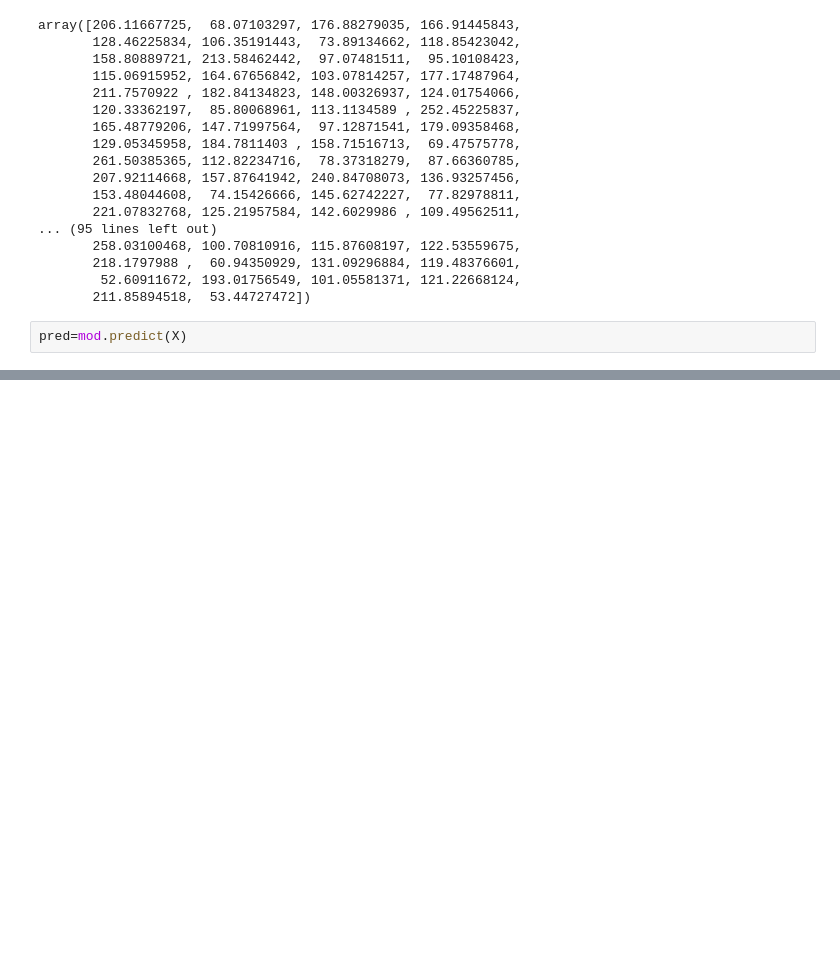
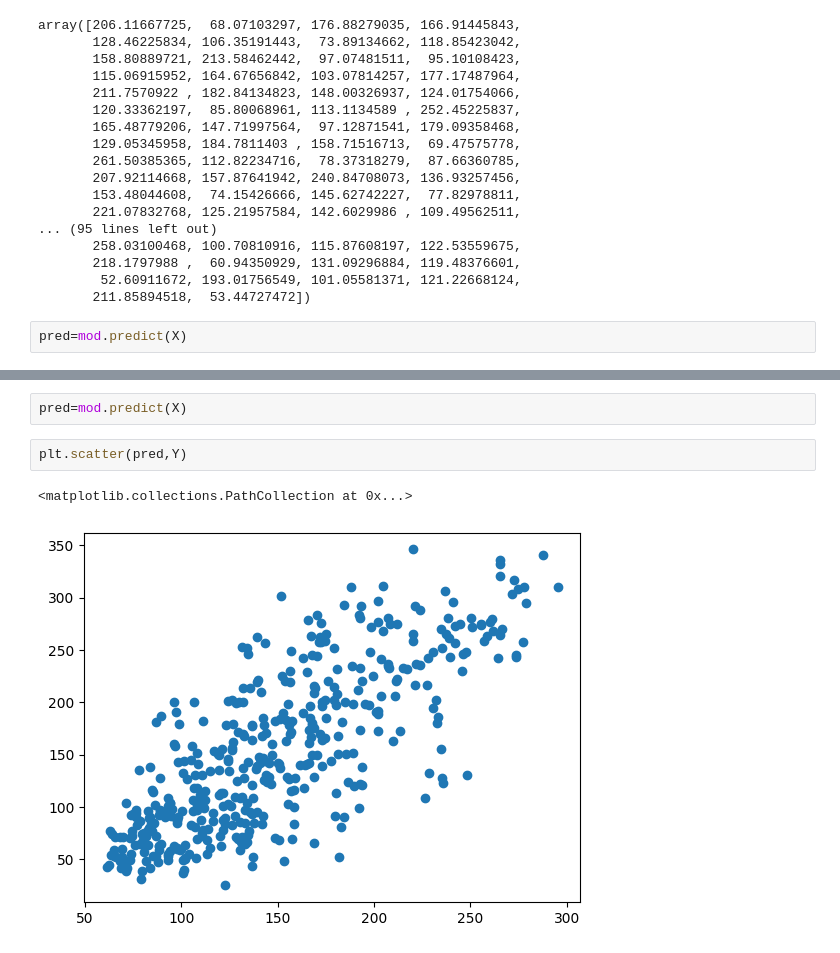
Before and after one commit to krishnavamsimudigonda/Diabeties-Prediction, a Jupyter notebook: scikit 1.ipynb, the cells around one changed output, grey strips where cells are left out. Saved outputs shown, nothing was run; the diff lists cells and outputs as text; blank space fills up the shorter version.

```diff
--- a/scikit 1.ipynb
+++ b/scikit 1.ipynb
@@ -45,0 +111,7 @@ plt.scatter(pred,Y)
+# %%
+pred=mod.predict(X)
+# %%
+plt.scatter(pred,Y)
+# %% [output]
+<matplotlib.collections.PathCollection at 0x...>
+[figure, added]
```
Also changed, not shown: parts of 13 cells of this notebook.
